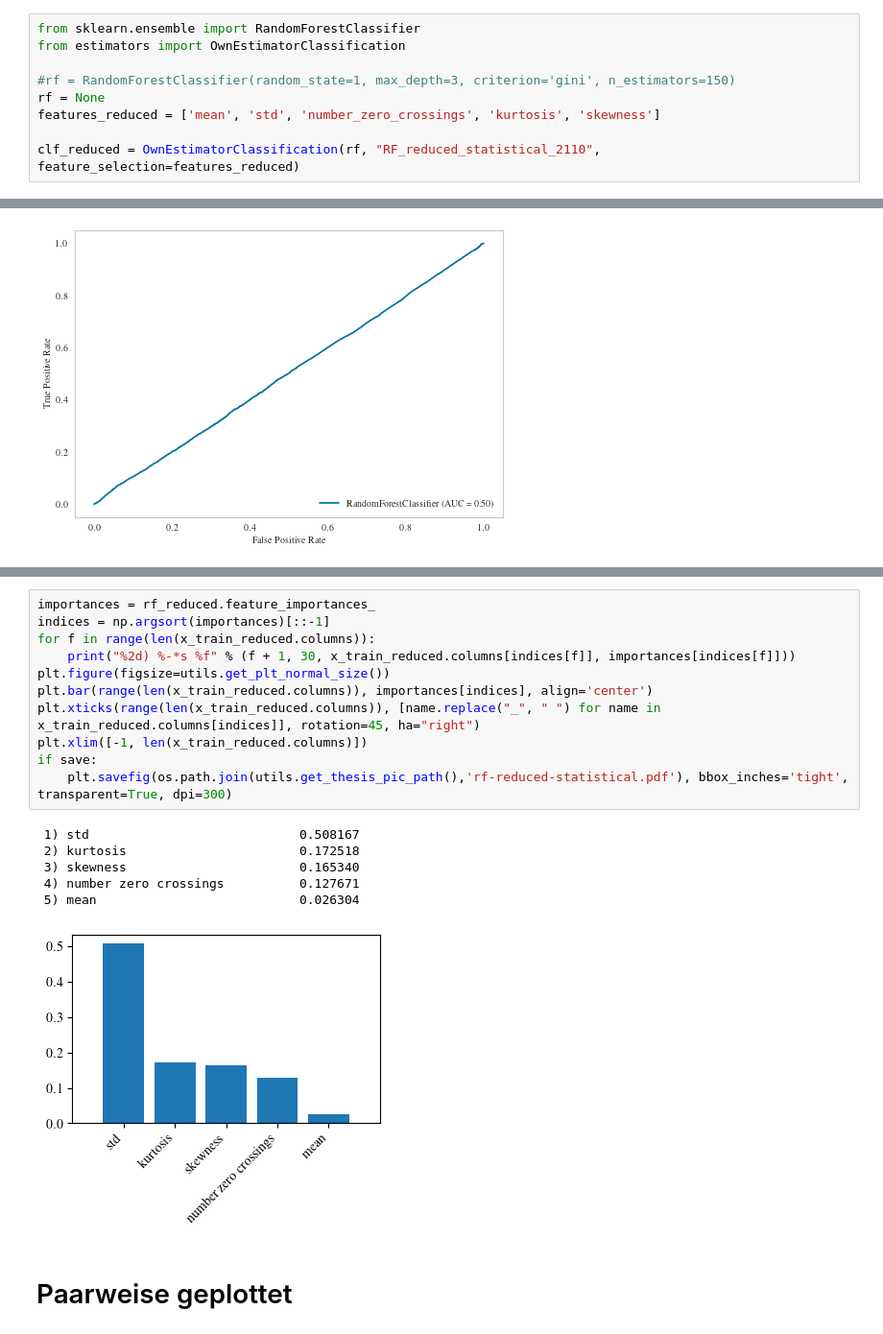
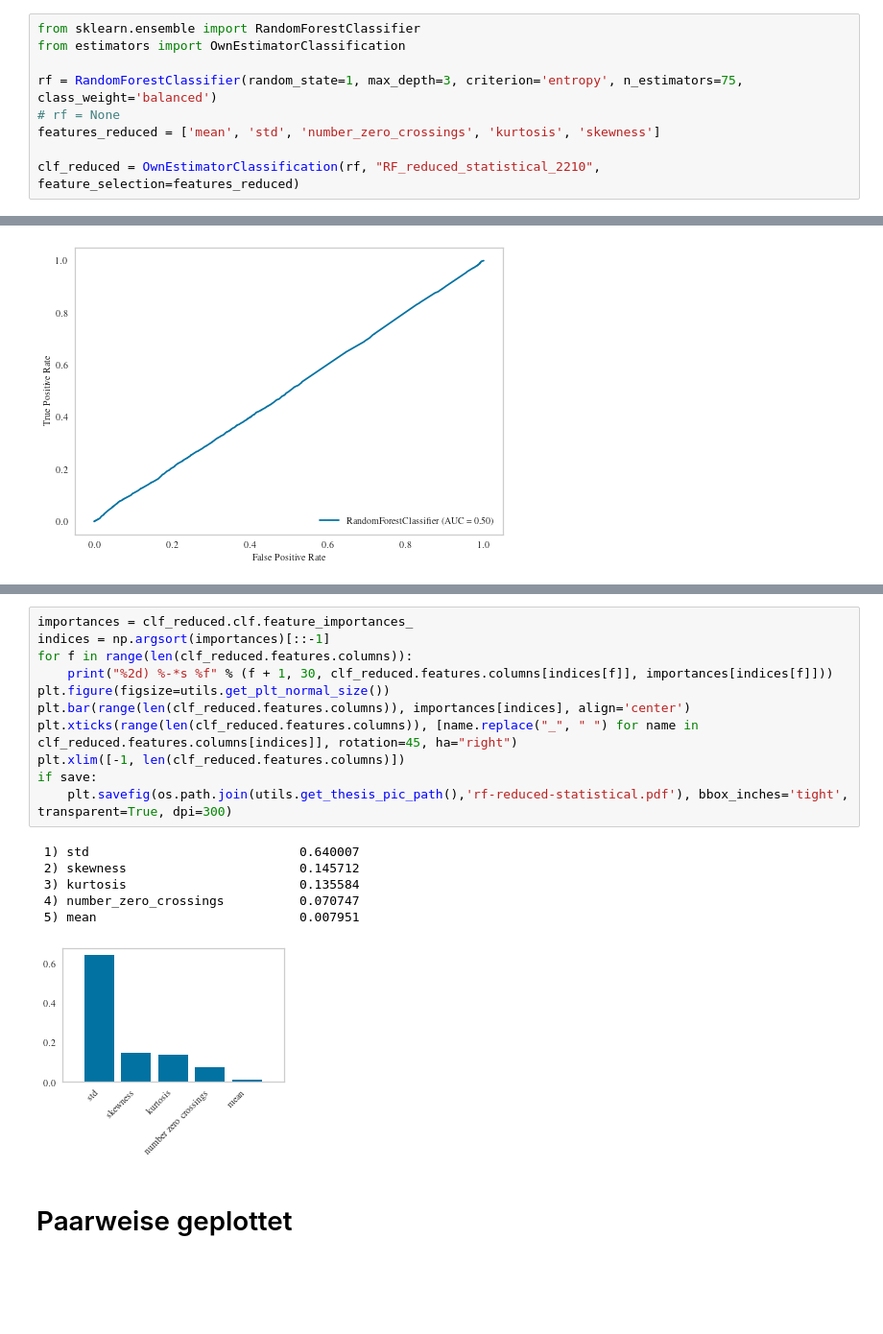
Before and after one commit to Zianor/Bachelorarbeit, a Jupyter notebook: Implementation/src/notebooks/data_statistical_features-reduction.ipynb, the cells around one changed output, grey strips where cells are left out. Shown at 96% size. Cells and saved outputs as stored; diff of their text form; blank space fills up the shorter version.

```diff
--- a/Implementation/src/notebooks/data_statistical_features-reduction.ipynb
+++ b/Implementation/src/notebooks/data_statistical_features-reduction.ipynb
@@ -101,11 +101,11 @@ radviz(radviz_df, "target", ax=ax, s=1)
 from sklearn.ensemble import RandomForestClassifier
 from estimators import OwnEstimatorClassification
 
-#rf = RandomForestClassifier(random_state=1, max_depth=3, criterion='gini', n_estimators=150)
-rf = None
+rf = RandomForestClassifier(random_state=1, max_depth=3, criterion='entropy', n_estimators=75, class_weight='balanced')
+# rf = None
 features_reduced = ['mean', 'std', 'number_zero_crossings', 'kurtosis', 'skewness']
 
-clf_reduced = OwnEstimatorClassification(rf, "RF_reduced_statistical_2110", feature_selection=features_reduced)
+clf_reduced = OwnEstimatorClassification(rf, "RF_reduced_statistical_2210", feature_selection=features_reduced)
 # %% [output]
 Modell is trained, this may need some time
 # %%
@@ -154,21 +153,21 @@ weighted avg       0.56      0.56      0.56     25368
 # %%
-importances = rf_reduced.feature_importances_
+importances = clf_reduced.clf.feature_importances_
 indices = np.argsort(importances)[::-1]
-for f in range(len(x_train_reduced.columns)):
-    print("%2d) %-*s %f" % (f + 1, 30, x_train_reduced.columns[indices[f]], importances[indices[f]]))
+for f in range(len(clf_reduced.features.columns)):
+    print("%2d) %-*s %f" % (f + 1, 30, clf_reduced.features.columns[indices[f]], importances[indices[f]]))
 plt.figure(figsize=utils.get_plt_normal_size())
-plt.bar(range(len(x_train_reduced.columns)), importances[indices], align='center')
-plt.xticks(range(len(x_train_reduced.columns)), [name.replace("_", " ") for name in x_train_reduced.columns[indices]], rotation=45, ha="right")
-plt.xlim([-1, len(x_train_reduced.columns)])
+plt.bar(range(len(clf_reduced.features.columns)), importances[indices], align='center')
+plt.xticks(range(len(clf_reduced.features.columns)), [name.replace("_", " ") for name in clf_reduced.features.columns[indices]], rotation=45, ha="right")
+plt.xlim([-1, len(clf_reduced.features.columns)])
 if save:
     plt.savefig(os.path.join(utils.get_thesis_pic_path(),'rf-reduced-statistical.pdf'), bbox_inches='tight', transparent=True, dpi=300)
 # %% [output]
- 1) std                            0.508167
- 2) kurtosis                       0.172518
- 3) skewness                       0.165340
- 4) number zero crossings          0.127671
- 5) mean                           0.026304
+ 1) std                            0.640007
+ 2) skewness                       0.145712
+ 3) kurtosis                       0.135584
+ 4) number_zero_crossings          0.070747
+ 5) mean                           0.007951
-[figure, old version]
+[figure, new version]
 # %% [markdown]
 # Paarweise geplottet
 # %%
```
Also changed, not shown: parts of 2 cells of this notebook.
